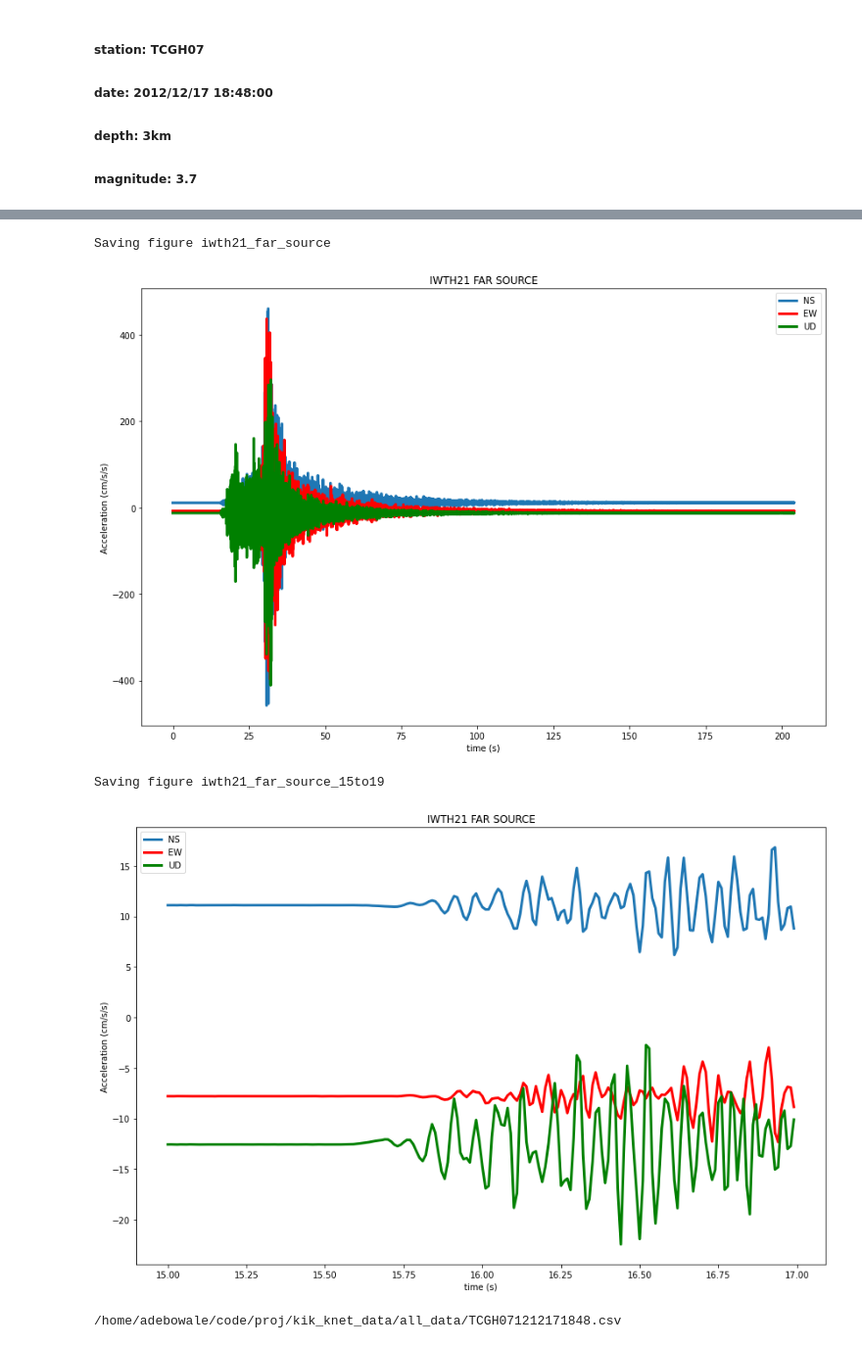
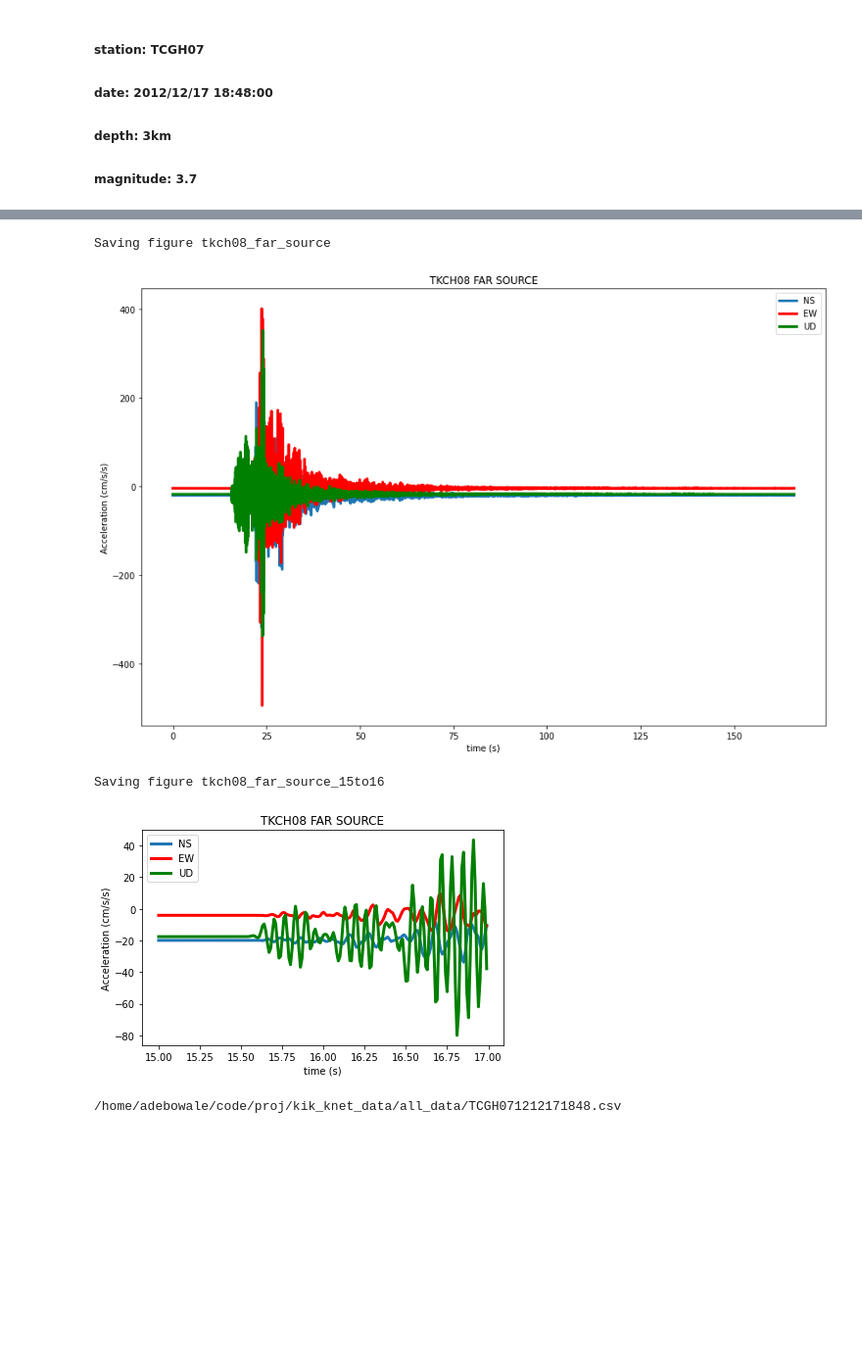
Before and after one commit to SaheedAde/earthquake_early_warning_system, a Jupyter notebook: kik_knet.ipynb, the cells around one changed output, grey strips where cells are left out. Shown at 98% size. Drawn from its saved outputs; the diff is of its cells as text; code cells hidden in the pictures; blank space fills up the shorter version.

Commit message:
corrected graphs
Signed-off-by: Abiodun Adebowale <adebowalesaheedabiodun@gmail.com>

```diff
--- a/kik_knet.ipynb
+++ b/kik_knet.ipynb
@@ -359,6 +360,6 @@ folders = [
 #     create_data(f)
 # %%
 # load far source data
-iwth_far_source = load_kiknet_data(f'{cwd}{ALL_DATA_PATH}/IWTH210807240026.csv')
-iwth_far_source.head()
+tkch_far_source = load_kiknet_data(f'{cwd}{ALL_DATA_PATH}/TKCH081208252316.csv')
+tkch_far_source.head()
 # %% [output]
@@ -381,36 +382,36 @@ iwth_far_source.tail()
 # %%
 fig = plt.figure(figsize=(12, 8))
-plt.plot(iwth_far_source['time (s)'], iwth_far_source['NS2_data'], label='NS', linewidth=3)
-plt.plot(iwth_far_source['time (s)'], iwth_far_source['EW2_data'], label='EW', linewidth=3, color='red')
-plt.plot(iwth_far_source['time (s)'], iwth_far_source['UD2_data'], label='UD', linewidth=3, color='green')
+plt.plot(tkch_far_source['time (s)'], tkch_far_source['NS2_data'], label='NS', linewidth=3)
+plt.plot(tkch_far_source['time (s)'], tkch_far_source['EW2_data'], label='EW', linewidth=3, color='red')
+plt.plot(tkch_far_source['time (s)'], tkch_far_source['UD2_data'], label='UD', linewidth=3, color='green')
 # Add title and labels
-plt.title('IWTH21 FAR SOURCE')
+plt.title('TKCH08 FAR SOURCE')
 plt.xlabel('time (s)')
 plt.ylabel('Acceleration (cm/s/s)')
 plt.legend()
 plt.tight_layout()
-save_fig("iwth21_far_source")
+save_fig("tkch08_far_source")
 plt.show()
 # %% [output]
-Saving figure iwth21_far_source
+Saving figure tkch08_far_source
-[figure, old version]
+[figure, new version]
 # %%
-iwth_range = iwth_far_source.loc[(iwth_far_source['time (s)'] >= 15) & (iwth_far_source['time (s)'] < 17)]
-fig = plt.figure(figsize=(12, 8))
-plt.plot(iwth_range['time (s)'], iwth_range['NS2_data'], label='NS', linewidth=3)
-plt.plot(iwth_range['time (s)'], iwth_range['EW2_data'], label='EW', linewidth=3, color='red')
-plt.plot(iwth_range['time (s)'], iwth_range['UD2_data'], label='UD', linewidth=3, color='green')
+tkch_range = tkch_far_source.loc[(tkch_far_source['time (s)'] >= 15) & (tkch_far_source['time (s)'] < 17)]
+# fig = plt.figure(figsize=(12, 8))
+plt.plot(tkch_range['time (s)'], tkch_range['NS2_data'], label='NS', linewidth=3)
+plt.plot(tkch_range['time (s)'], tkch_range['EW2_data'], label='EW', linewidth=3, color='red')
+plt.plot(tkch_range['time (s)'], tkch_range['UD2_data'], label='UD', linewidth=3, color='green')
 # Add title and labels
-plt.title('IWTH21 FAR SOURCE')
+plt.title('TKCH08 FAR SOURCE')
 plt.xlabel('time (s)')
 plt.ylabel('Acceleration (cm/s/s)')
 plt.legend()
 plt.tight_layout()
-save_fig("iwth21_far_source_15to19")
+save_fig("tkch08_far_source_15to16")
 plt.show()
 # %% [output]
-Saving figure iwth21_far_source_15to19
+Saving figure tkch08_far_source_15to16
-[figure, old version]
+[figure, new version]
 # %%
 # load near source data
 tcgh_near_source = load_kiknet_data(f'{cwd}{ALL_DATA_PATH}/TCGH071212171848.csv')
```
Also changed, not shown: parts of 9 cells of this notebook, 4 other files.
